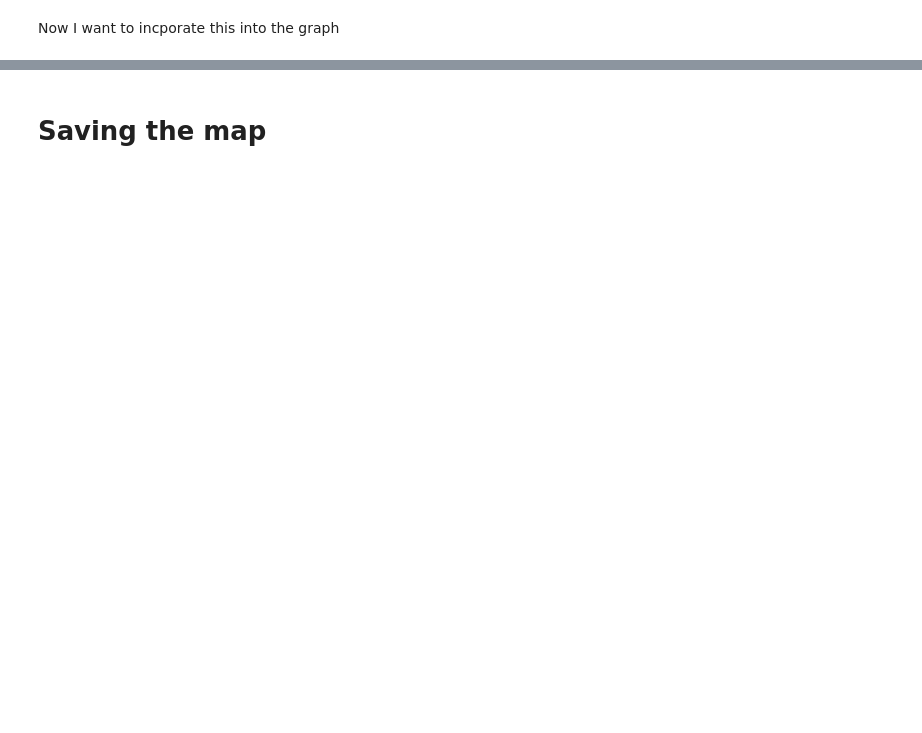
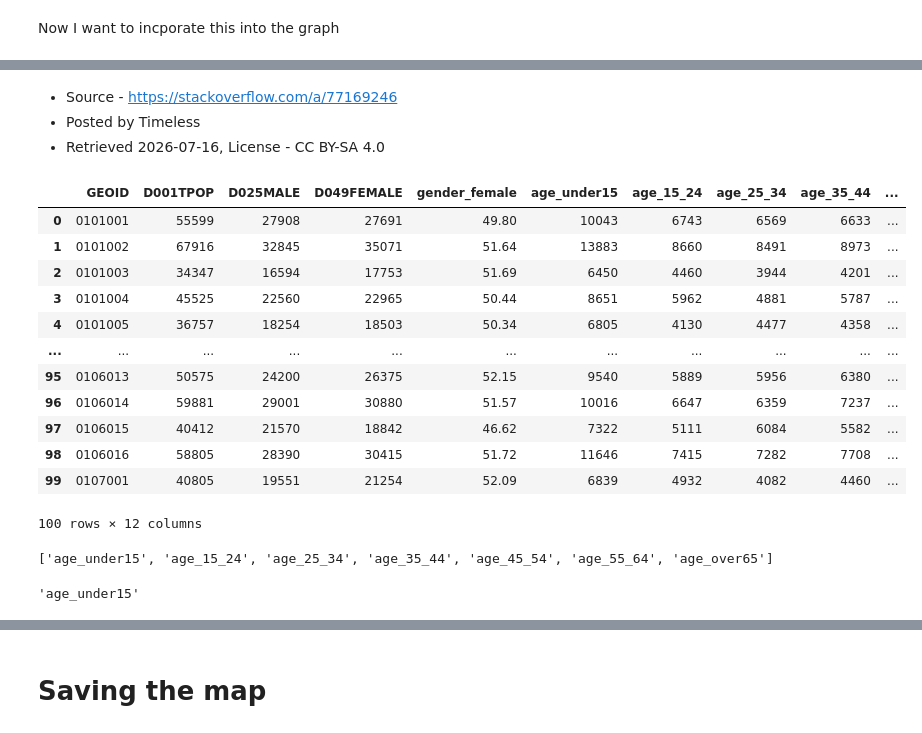
Before and after one commit to camilleberg/congressional_communities, a Jupyter notebook: map project/map_app/map-leaflet-widget.ipynb, the cells around one changed output, grey strips where cells are left out. Drawn from its saved outputs; the diff is of its cells as text; code cells hidden in the pictures; blank space fills up the shorter version.

```diff
--- a/map project/map_app/map-leaflet-widget.ipynb
+++ b/map project/map_app/map-leaflet-widget.ipynb
@@ -45,0 +44,10 @@ demographic_var = ["D001TPOP", "D025MALE", "D049FEMALE"]  # Replace with the act
+# %%
+var_total_pop = ["D001TPOP"]
+var_gender_pop = ["D025MALE", "D049FEMALE"]
+var_age_brackets = ['D0020004', "D0030509", "D0041014", "D0051519","D0062024",
+                    "D0072529","D0083034", "D0093539", "D0104044", "D0114549",
+                    "D0125054", "D0135559", "D0146064", "D0156569", "D0167074",
+                    "D0177579","D0188084", 'D01985UP']
+
+demographic_var = var_total_pop + var_gender_pop + var_age_brackets
+print(demographic_var)
@@ -276,6 +328,4 @@ print(data.head())
 # %%
-# now doing percentage of male and female population
-data["D025MALE_PERCENT"] = round((data["D025MALE"] / data["D001TPOP"]) * 100, 2)
-data["D049FEMALE_PERCENT"] = round((data["D049FEMALE"] / data["D001TPOP"]) * 100, 2)
-print(data[["GEOID", "D025MALE_PERCENT", "D049FEMALE_PERCENT"]].head())
+data["gender_female"] = round((data["D049FEMALE"] / data["D001TPOP"]) * 100, 2)
+print(data[["GEOID", "gender_female"]].head())
 # %% [output]
@@ -324,0 +391,42 @@ HBox(children=(Map(bottom=6820.0, center=[np.float64(32.615677443261795), np.flo
+# %% [markdown]
++ Source - https://stackoverflow.com/a/77169246
++ Posted by Timeless
++ Retrieved 2026-07-16, License - CC BY-SA 4.0
+# %%
+# making smaller age brackets
+data_new = data.assign(
+      age_under15 = lambda x: x.pop('D0020004') + x.pop('D0030509') + x.pop('D0041014')
+    ).assign(
+      age_15_24 = lambda x: x.pop('D0051519')+ x.pop('D0062024')
+   ).assign(
+      age_25_34 = lambda x: x.pop('D0072529') + x.pop('D0083034')
+   ).assign(
+      age_35_44 = lambda x: x.pop('D0093539') + x.pop('D0104044')
+   ).assign(
+    age_45_54 = lambda x: x.pop('D0114549') + x.pop('D0125054')
+   ).assign(
+    age_55_64 = lambda x: x.pop('D0135559') + x.pop('D0146064')
+   ).assign(
+    age_over65 = lambda x: x.pop('D0156569') + x.pop('D0167074') + x.pop('D0177579') +
+         x.pop('D0188084') + x.pop('D01985UP'))
+
+(data_new)
+# %% [output]
+|  | GEOID | D001TPOP | D025MALE | D049FEMALE | gender_female | age_under15 | age_15_24 | age_25_34 | age_35_44 | ... |
+| 0 | 0101001 | 55599 | 27908 | 27691 | 49.80 | 10043 | 6743 | 6569 | 6633 | ... |
+| 1 | 0101002 | 67916 | 32845 | 35071 | 51.64 | 13883 | 8660 | 8491 | 8973 | ... |
+| 2 | 0101003 | 34347 | 16594 | 17753 | 51.69 | 6450 | 4460 | 3944 | 4201 | ... |
+| 3 | 0101004 | 45525 | 22560 | 22965 | 50.44 | 8651 | 5962 | 4881 | 5787 | ... |
+| 4 | 0101005 | 36757 | 18254 | 18503 | 50.34 | 6805 | 4130 | 4477 | 4358 | ... |
+| ... | ... | ... | ... | ... | ... | ... | ... | ... | ... | ... |
+| 95 | 0106013 | 50575 | 24200 | 26375 | 52.15 | 9540 | 5889 | 5956 | 6380 | ... |
+| 96 | 0106014 | 59881 | 29001 | 30880 | 51.57 | 10016 | 6647 | 6359 | 7237 | ... |
+| 97 | 0106015 | 40412 | 21570 | 18842 | 46.62 | 7322 | 5111 | 6084 | 5582 | ... |
+| 98 | 0106016 | 58805 | 28390 | 30415 | 51.72 | 11646 | 7415 | 7282 | 7708 | ... |
+| 99 | 0107001 | 40805 | 19551 | 21254 | 52.09 | 6839 | 4932 | 4082 | 4460 | ... |
+100 rows × 12 columns
+# %%
+# extracting age brackets
+age_brackets = data_new.filter(like="age").columns.tolist()
+# %% [output]
+['age_under15', 'age_15_24', 'age_25_34', 'age_35_44', 'age_45_54', 'age_55_64', 'age_over65']
@@ -324,0 +446,4 @@ HBox(children=(Map(bottom=6820.0, center=[np.float64(32.615677443261795), np.flo
+# %%
+age_brackets[0]
+# %% [output]
+'age_under15'
```
Also changed, not shown: parts of 15 cells of this notebook, 1 other file.
